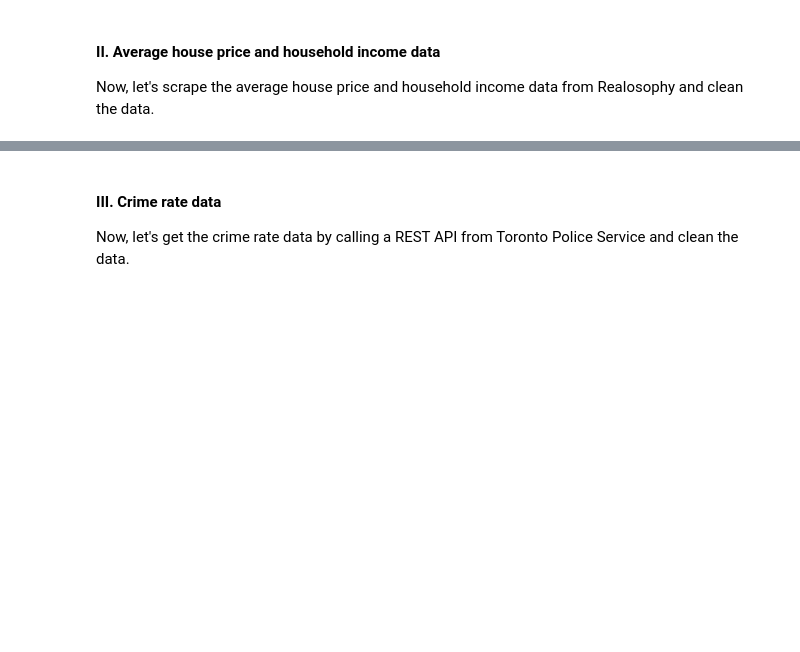
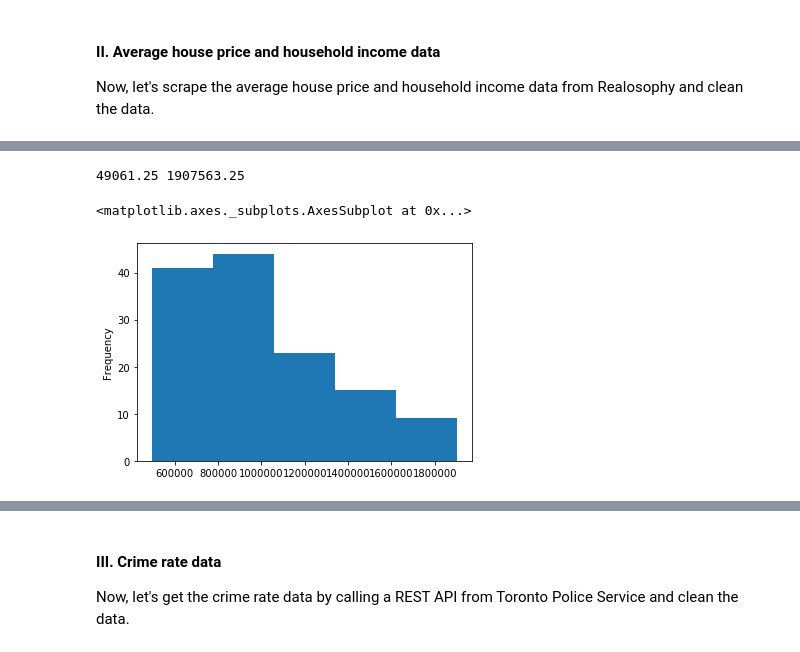
Before and after one commit to titus-chin/ibm_data_science_capstone, a Jupyter notebook: Toronto's_Neighborhoods_Recommender_System.ipynb, the cells around one changed output, grey strips where cells are left out. Cells and saved outputs as stored; diff of their text form; code cells hidden in the pictures; blank space fills up the shorter version.

```diff
--- a/Toronto's_Neighborhoods_Recommender_System.ipynb
+++ b/Toronto's_Neighborhoods_Recommender_System.ipynb
@@ -222,0 +352,14 @@ Superb!
+# %%
+Q1=avg_houseprice_income_df['Avg House Price'].quantile(0.25)
+Q3=avg_houseprice_income_df['Avg House Price'].quantile(0.75)
+IQR=Q3-Q1
+lower_bound=Q1 - 1.5 * IQR
+upper_bound=Q3 + 1.5 * IQR
+print(lower_bound,upper_bound)
+
+QR_price = avg_houseprice_income_df['Avg House Price'][~((avg_houseprice_income_df['Avg House Price'] < lower_bound) |(avg_houseprice_income_df['Avg House Price'] > upper_bound))]
+QR_price.plot.hist(bins=3)
+# %% [output]
+49061.25 1907563.25
+<matplotlib.axes._subplots.AxesSubplot at 0x...>
+[figure, added]
```
Also changed, not shown: parts of 22 cells of this notebook, 3 other files.
